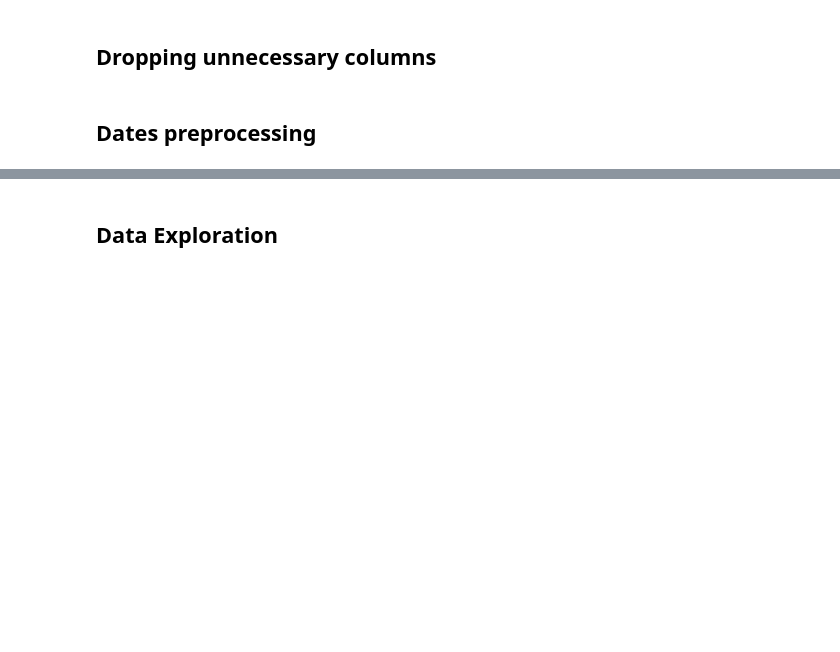
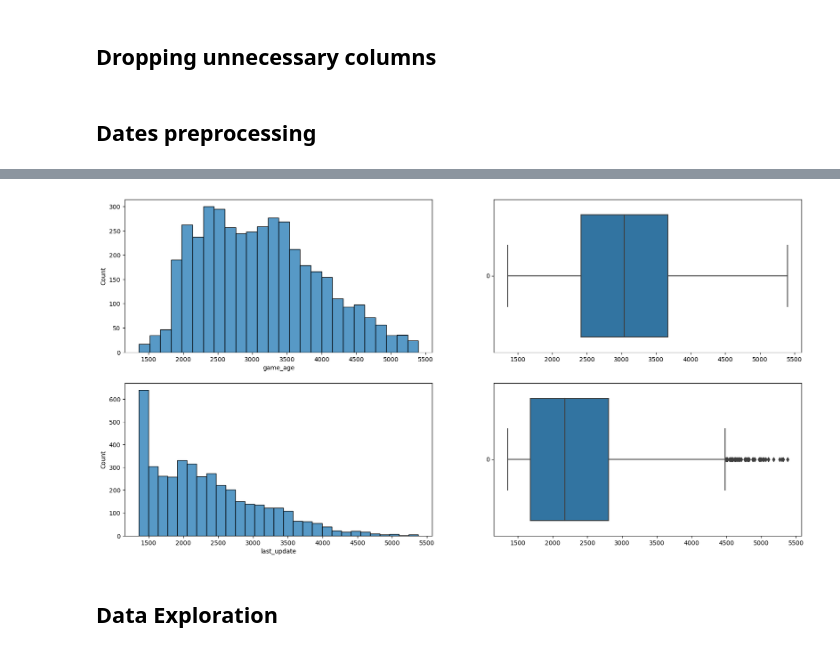
Before and after one commit to yusufnasserdev/games-rating-model, a Jupyter notebook: Phase1/preprocessing.ipynb, the cells around one changed output, grey strips where cells are left out. Cells and saved outputs as stored; diff of their text form; code cells hidden in the pictures; blank space fills up the shorter version.

```diff
--- a/Phase1/preprocessing.ipynb
+++ b/Phase1/preprocessing.ipynb
@@ -97,3 +113,22 @@ df[['game_age', 'last_update']].head()
+# %%
+# Plot the distribution of the date columns
+
+fig, ax = plt.subplots(2, 2, figsize=(20, 10))
+sns.histplot(df['game_age'], ax=ax[0, 0])
+
+# boxplot of the game age
+sns.boxplot(df['game_age'], ax=ax[0, 1], orient='h')
+
+sns.histplot(df['last_update'], ax=ax[1, 0])
+
+# Create a boxplot of the game age feature
+sns.boxplot(df['last_update'], ax=ax[1, 1], orient='h')
+
+plt.show()
+
+# Date outliers are legitimate data points that are worth keeping, they are not errors nor anomalies
+# %% [output]
+[figure, added]
 # %% [markdown]
 ## Data Exploration
 # %% [markdown]
```
Also changed, not shown: parts of 32 cells of this notebook, 19 other files.
